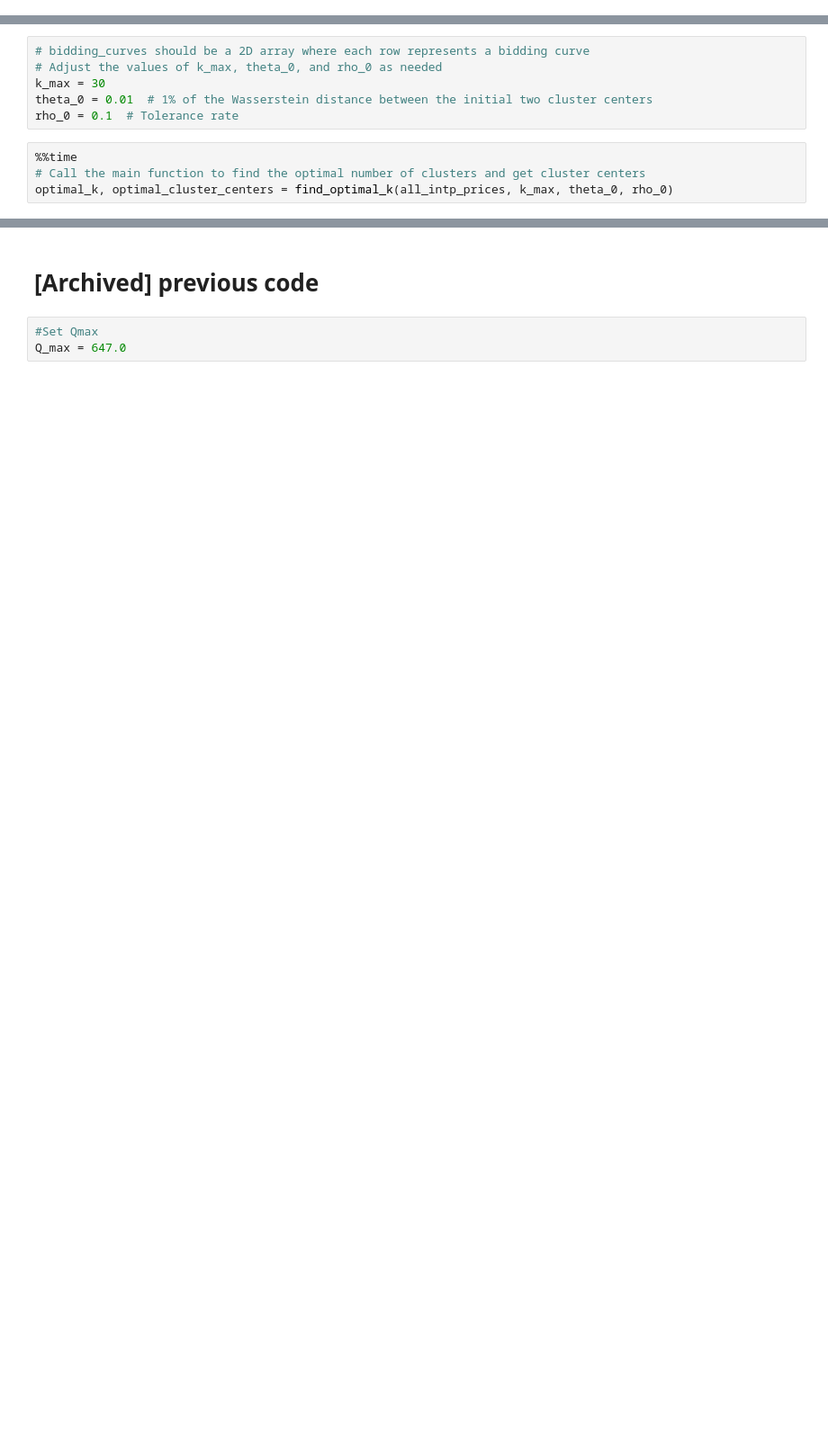
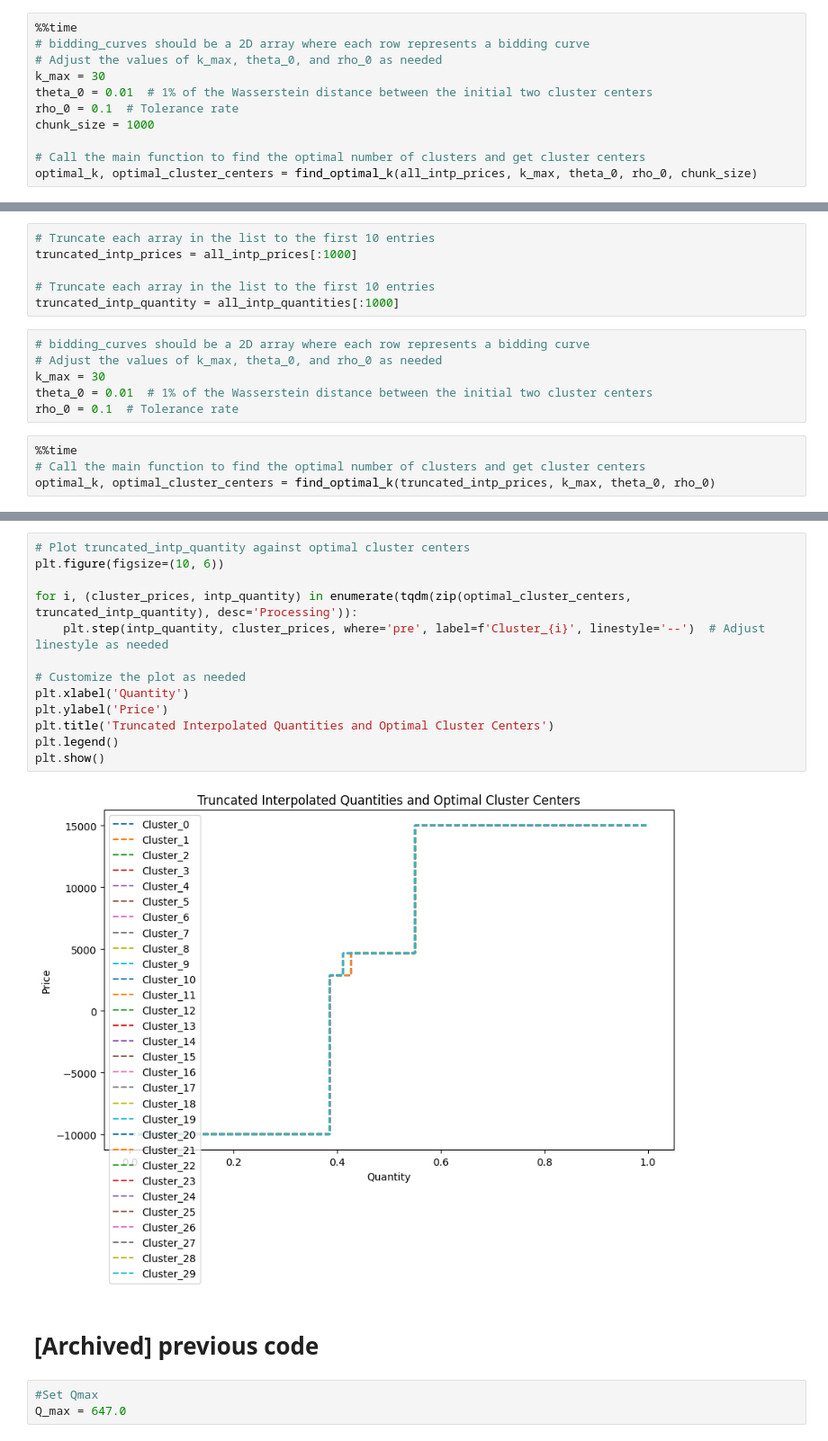
Before and after one commit to gbrosell/maroon-archers, a Jupyter notebook: K-medoids.ipynb, the cells around one changed output, grey strips where cells are left out. Shown at 90% size. Drawn from its saved outputs; the diff is of its cells as text; blank space fills up the shorter version.

```diff
--- a/K-medoids.ipynb
+++ b/K-medoids.ipynb
@@ -252,0 +509,11 @@ rows_to_display
+# %%
+%%time
+# bidding_curves should be a 2D array where each row represents a bidding curve
+# Adjust the values of k_max, theta_0, and rho_0 as needed
+k_max = 30
+theta_0 = 0.01  # 1% of the Wasserstein distance between the initial two cluster centers
+rho_0 = 0.1  # Tolerance rate
+chunk_size = 1000
+
+# Call the main function to find the optimal number of clusters and get cluster centers
+optimal_k, optimal_cluster_centers = find_optimal_k(all_intp_prices, k_max, theta_0, rho_0, chunk_size)
@@ -308,3 +589,9 @@ def find_optimal_k(bidding_curves, k_max, theta_0, rho_0):
+# %%
+# Truncate each array in the list to the first 10 entries
+truncated_intp_prices = all_intp_prices[:1000]
+
+# Truncate each array in the list to the first 10 entries
+truncated_intp_quantity = all_intp_quantities[:1000]
 # %%
 # bidding_curves should be a 2D array where each row represents a bidding curve
 # Adjust the values of k_max, theta_0, and rho_0 as needed
@@ -314,4 +601,4 @@ rho_0 = 0.1  # Tolerance rate
 # %%
 %%time
 # Call the main function to find the optimal number of clusters and get cluster centers
-optimal_k, optimal_cluster_centers = find_optimal_k(all_intp_prices, k_max, theta_0, rho_0)
+optimal_k, optimal_cluster_centers = find_optimal_k(truncated_intp_prices, k_max, theta_0, rho_0)
@@ -318,3 +632,18 @@ optimal_k, optimal_cluster_centers = find_optimal_k(all_intp_prices, k_max, thet
+# %%
+# Plot truncated_intp_quantity against optimal cluster centers
+plt.figure(figsize=(10, 6))
+
+for i, (cluster_prices, intp_quantity) in enumerate(tqdm(zip(optimal_cluster_centers, truncated_intp_quantity), desc='Processing')):
+    plt.step(intp_quantity, cluster_prices, where='pre', label=f'Cluster_{i}', linestyle='--')  # Adjust linestyle as needed
+
+# Customize the plot as needed
+plt.xlabel('Quantity')
+plt.ylabel('Price')
+plt.title('Truncated Interpolated Quantities and Optimal Cluster Centers')
+plt.legend()
+plt.show()
+# %% [output]
+[figure, added]
 # %% [markdown]
 # [Archived] previous code
 # %%
```
Also changed, not shown: parts of 42 cells of this notebook.
